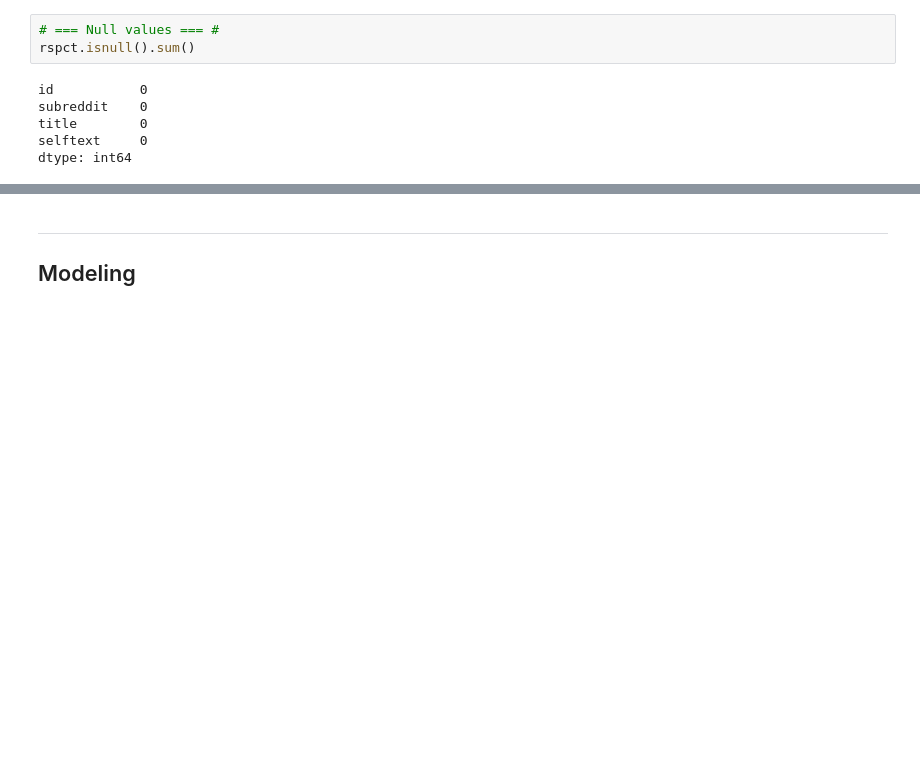
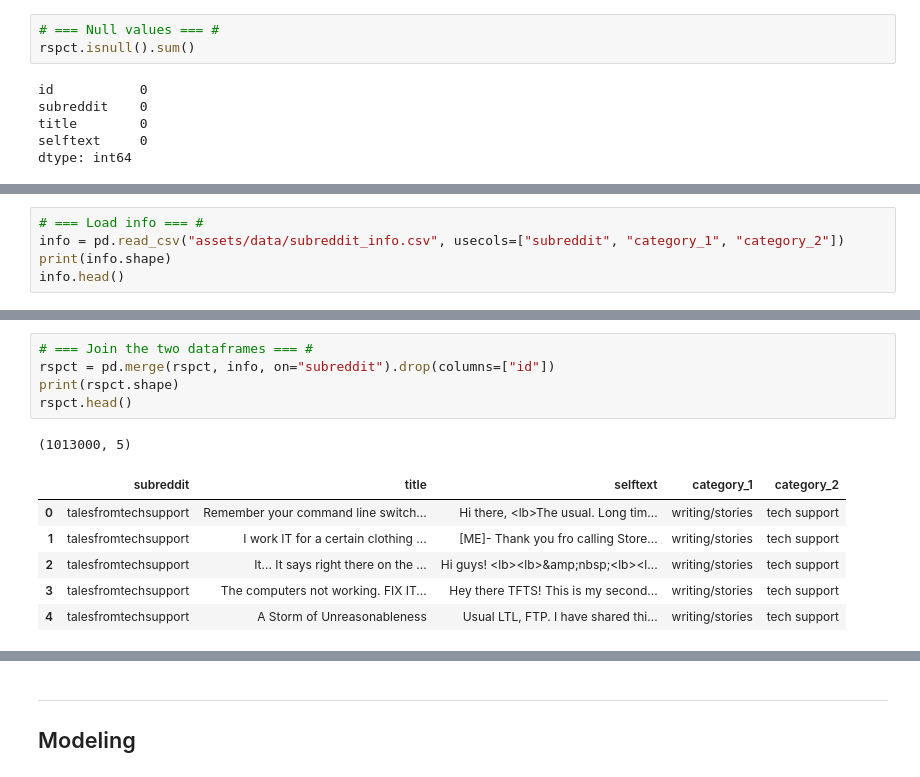
Before and after one commit to tobias-fyi/vela, a Jupyter notebook: ds/interview_prep/practice/post_here/post_here_2-full.ipynb, the cells around one changed output, grey strips where cells are left out. Cells and saved outputs as stored; diff of their text form; blank space fills up the shorter version.

```diff
--- a/ds/interview_prep/practice/post_here/post_here_2-full.ipynb
+++ b/ds/interview_prep/practice/post_here/post_here_2-full.ipynb
@@ -149,0 +182,5 @@ dtype: int64
+# %%
+# === Load info === #
+info = pd.read_csv("assets/data/subreddit_info.csv", usecols=["subreddit", "category_1", "category_2"])
+print(info.shape)
+info.head()
@@ -149,0 +195,13 @@ dtype: int64
+# %%
+# === Join the two dataframes === #
+rspct = pd.merge(rspct, info, on="subreddit").drop(columns=["id"])
+print(rspct.shape)
+rspct.head()
+# %% [output]
+(1013000, 5)
+|  | subreddit | title | selftext | category_1 | category_2 |
+| 0 | talesfromtechsupport | Remember your command line switch... | Hi there, <lb>The usual. Long tim... | writing/stories | tech support |
+| 1 | talesfromtechsupport | I work IT for a certain clothing ... | [ME]- Thank you fro calling Store... | writing/stories | tech support |
+| 2 | talesfromtechsupport | It... It says right there on the ... | Hi guys! <lb><lb>&amp;nbsp;<lb><l... | writing/stories | tech support |
+| 3 | talesfromtechsupport | The computers not working. FIX IT... | Hey there TFTS! This is my second... | writing/stories | tech support |
+| 4 | talesfromtechsupport | A Storm of Unreasonableness | Usual LTL, FTP. I have shared thi... | writing/stories | tech support |
```
Also changed, not shown: parts of 55 cells of this notebook.
